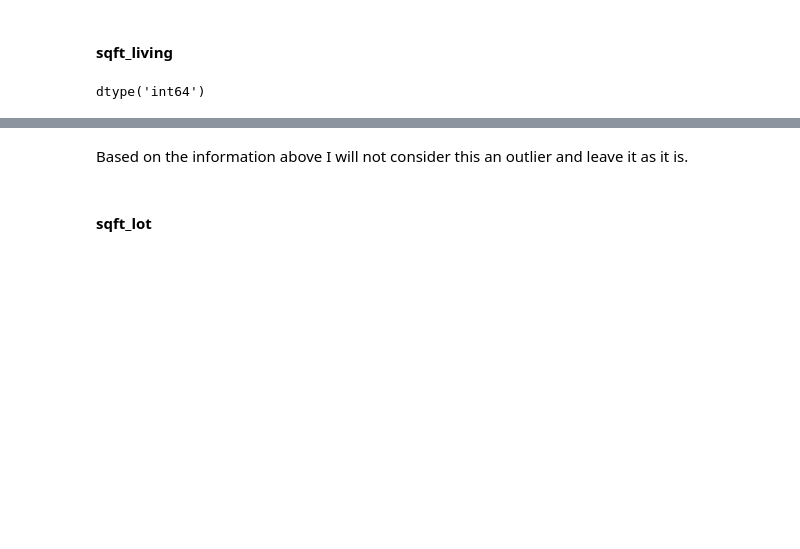
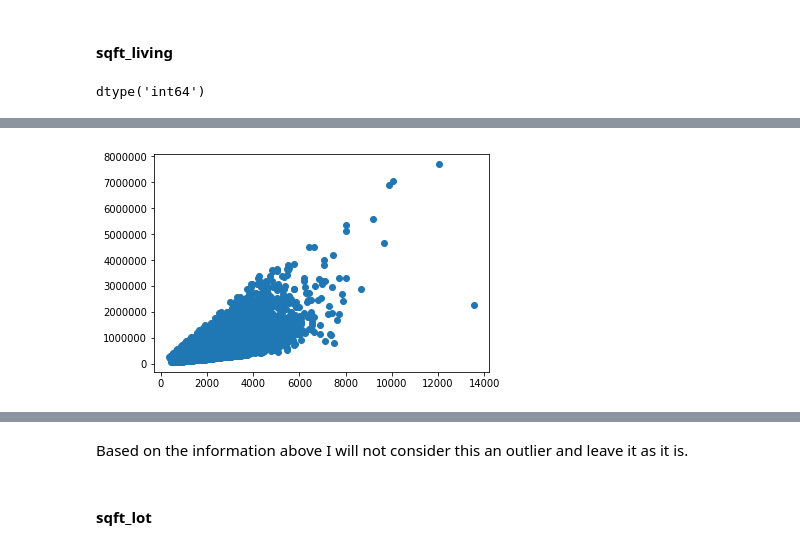
Before and after one commit to naquech-DS/dsc-1-final-project-online-ds-ft-112618, a Jupyter notebook: student.ipynb, the cells around one changed output, grey strips where cells are left out. Saved outputs shown, nothing was run; the diff lists cells and outputs as text; code cells hidden in the pictures; blank space fills up the shorter version.

```diff
--- a/student.ipynb
+++ b/student.ipynb
@@ -392,9 +404,7 @@ df['sqft_living'].dtypes
 # %% [output]
 dtype('int64')
 # %%
-#df['sqft_living'].value_counts()                  # no placeholders or outliers
-#plt.scatter(df['sqft_living'], df['price'])
-df['sqft_living'].max()                        # 13540, this number seems too large for a living space
-#df['sqft_living'].min()
-df.loc[df.sqft_living == 13540]         # a look at other values in this specific property
+#df['sqft_living'].value_counts()                  # no placeholders
+plt.scatter(df['sqft_living'], df['price']);
+#df['sqft_living'].max()
 # %% [output]
@@ -403,0 +411 @@ df.loc[df.sqft_living == 13540]         # a look at other values in this specifi
+[figure, added]
```
Also changed, not shown: parts of 53 cells of this notebook.
